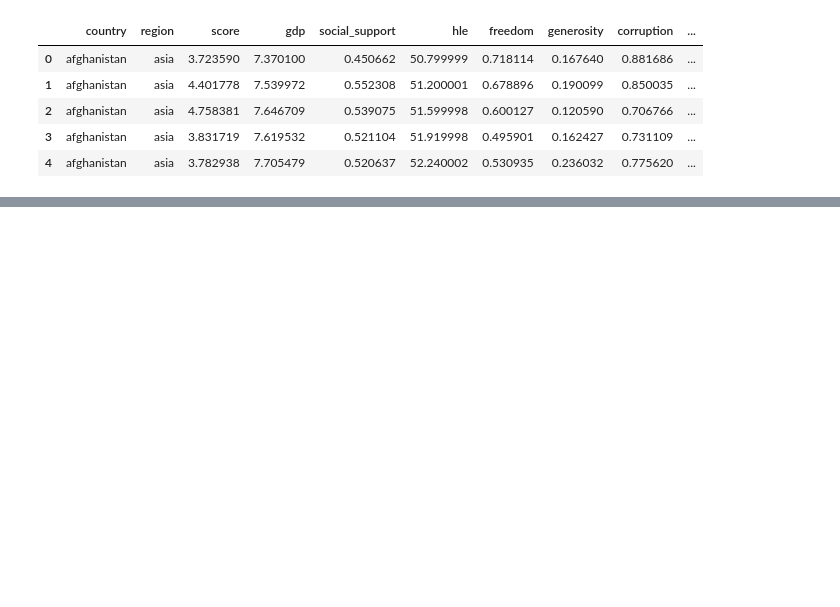
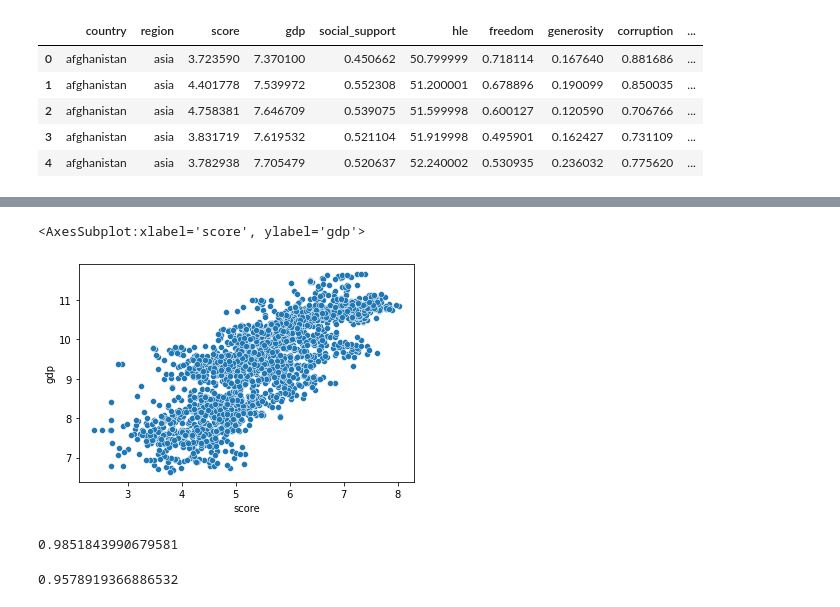
Before and after one commit to SalatielBairros/world-happiness-report, a Jupyter notebook: analysis/POCModels.ipynb, the cells around one changed output, grey strips where cells are left out. Saved outputs shown, nothing was run; the diff lists cells and outputs as text; code cells hidden in the pictures; blank space fills up the shorter version.

Commit message:
adding random forest regressor model

```diff
--- a/analysis/POCModels.ipynb
+++ b/analysis/POCModels.ipynb
@@ -39,0 +83,20 @@ LinearRegression().fit(x_train, y_train).score(x_test, y_test)
+# %%
+sns.scatterplot(x='score', y='gdp', data=dataset)
+# %% [output]
+<AxesSubplot:xlabel='score', ylabel='gdp'>
+[figure, added]
+# %%
+RandomForestRegressor(random_state=SEED).fit(X, y).score(X, y)
+# %% [output]
+0.9851843990679581
+# %%
+until_2020 = dataset.query('year <= 2020')
+X = until_2020.drop(['country', 'region', 'score'], axis=1)
+y = until_2020['score']
+since_2021 = dataset.query('year > 2020')
+X_test = since_2021.drop(['country', 'region', 'score'], axis=1)
+y_test = since_2021['score']
+
+RandomForestRegressor(random_state=SEED).fit(X, y).score(X_test, y_test)
+# %% [output]
+0.9578919366886532
```
Also changed, not shown: parts of 12 cells of this notebook.
